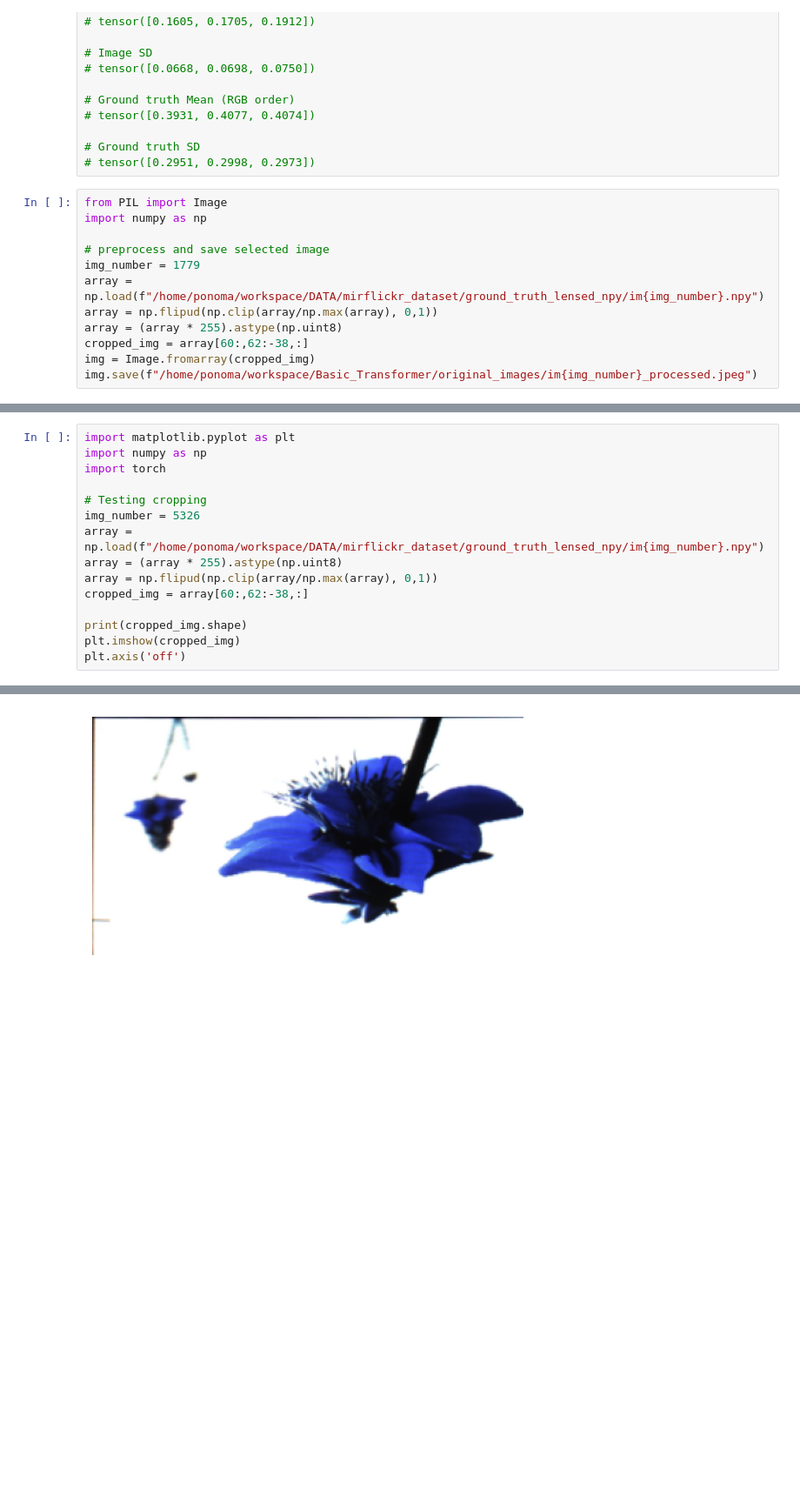
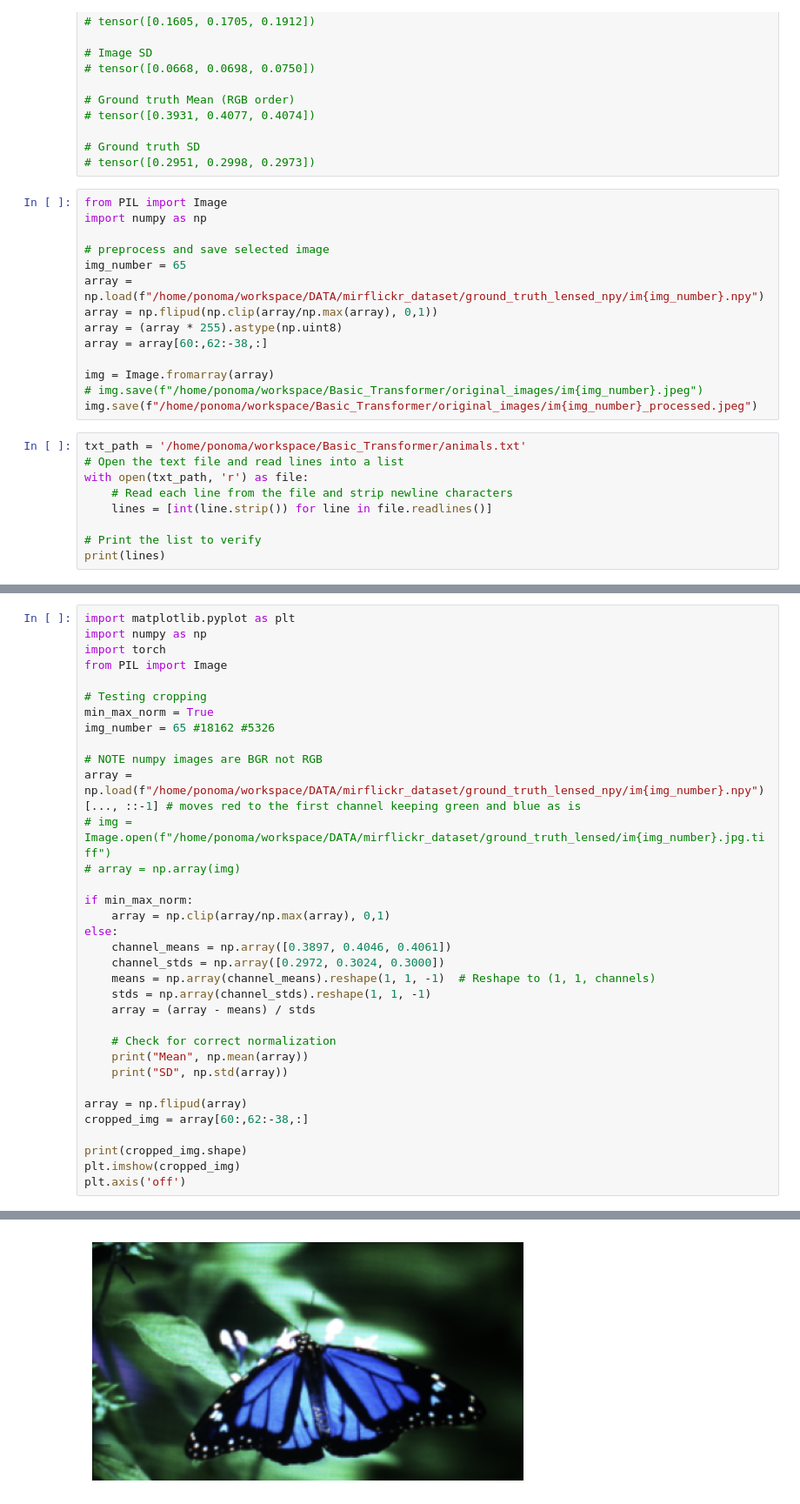
Before and after one commit to ponoma1202/Lensless_Image_Reconstruction, a Jupyter notebook: calculations.ipynb, the cells around one changed output, grey strips where cells are left out. Shown at 87% size. Cells and saved outputs as stored; diff of their text form; blank space fills up the shorter version.

Commit message:
Numpy images are in BGR format. Converted them into RGB format.

```diff
--- a/calculations.ipynb
+++ b/calculations.ipynb
@@ -167,10 +166,21 @@ from PIL import Image
 import numpy as np
 
 # preprocess and save selected image
-img_number = 1779
+img_number = 65
 array = np.load(f"/home/ponoma/workspace/DATA/mirflickr_dataset/ground_truth_lensed_npy/im{img_number}.npy")
 array = np.flipud(np.clip(array/np.max(array), 0,1))
 array = (array * 255).astype(np.uint8)
-cropped_img = array[60:,62:-38,:]
-img = Image.fromarray(cropped_img)
+array = array[60:,62:-38,:]
+
+img = Image.fromarray(array)
+# img.save(f"/home/ponoma/workspace/Basic_Transformer/original_images/im{img_number}.jpeg")
 img.save(f"/home/ponoma/workspace/Basic_Transformer/original_images/im{img_number}_processed.jpeg")
+# %%
+txt_path = '/home/ponoma/workspace/Basic_Transformer/animals.txt'
+# Open the text file and read lines into a list
+with open(txt_path, 'r') as file:
+    # Read each line from the file and strip newline characters
+    lines = [int(line.strip()) for line in file.readlines()]
+
+# Print the list to verify
+print(lines)
@@ -177,19 +220,38 @@ img.save(f"/home/ponoma/workspace/Basic_Transformer/original_images/im{img_numbe
 # %%
 import matplotlib.pyplot as plt
 import numpy as np
 import torch
+from PIL import Image
 
 # Testing cropping
-img_number = 5326
-array = np.load(f"/home/ponoma/workspace/DATA/mirflickr_dataset/ground_truth_lensed_npy/im{img_number}.npy")
-array = (array * 255).astype(np.uint8)
-array = np.flipud(np.clip(array/np.max(array), 0,1))
+min_max_norm = True
+img_number = 65 #18162 #5326
+
+# NOTE numpy images are BGR not RGB
+array = np.load(f"/home/ponoma/workspace/DATA/mirflickr_dataset/ground_truth_lensed_npy/im{img_number}.npy")[..., ::-1] # moves red to the first channel keeping green and blue as is
+# img = Image.open(f"/home/ponoma/workspace/DATA/mirflickr_dataset/ground_truth_lensed/im{img_number}.jpg.tiff")
+# array = np.array(img)
+
+if min_max_norm:
+    array = np.clip(array/np.max(array), 0,1)
+else:
+    channel_means = np.array([0.3897, 0.4046, 0.4061])
+    channel_stds = np.array([0.2972, 0.3024, 0.3000])
+    means = np.array(channel_means).reshape(1, 1, -1)  # Reshape to (1, 1, channels)
+    stds = np.array(channel_stds).reshape(1, 1, -1)
+    array = (array - means) / stds
+
+    # Check for correct normalization
+    print("Mean", np.mean(array))
+    print("SD", np.std(array))
+
+array = np.flipud(array)
 cropped_img = array[60:,62:-38,:]
 
 print(cropped_img.shape)
 plt.imshow(cropped_img)
 plt.axis('off')
 # %% [output]
 (210, 380, 3)
 (-0.5, 379.5, 209.5, -0.5)
-[figure, old version]
+[figure, new version]
```
Also changed, not shown: parts of 4 cells of this notebook, 4 other files.
